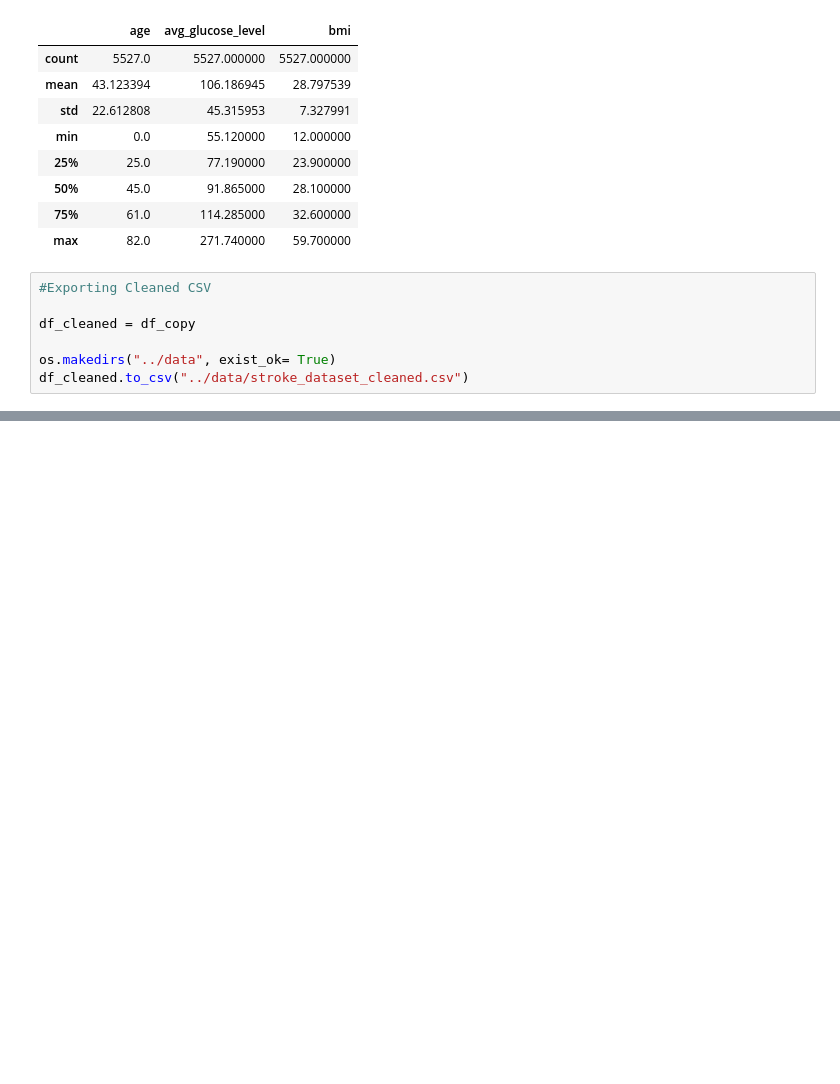
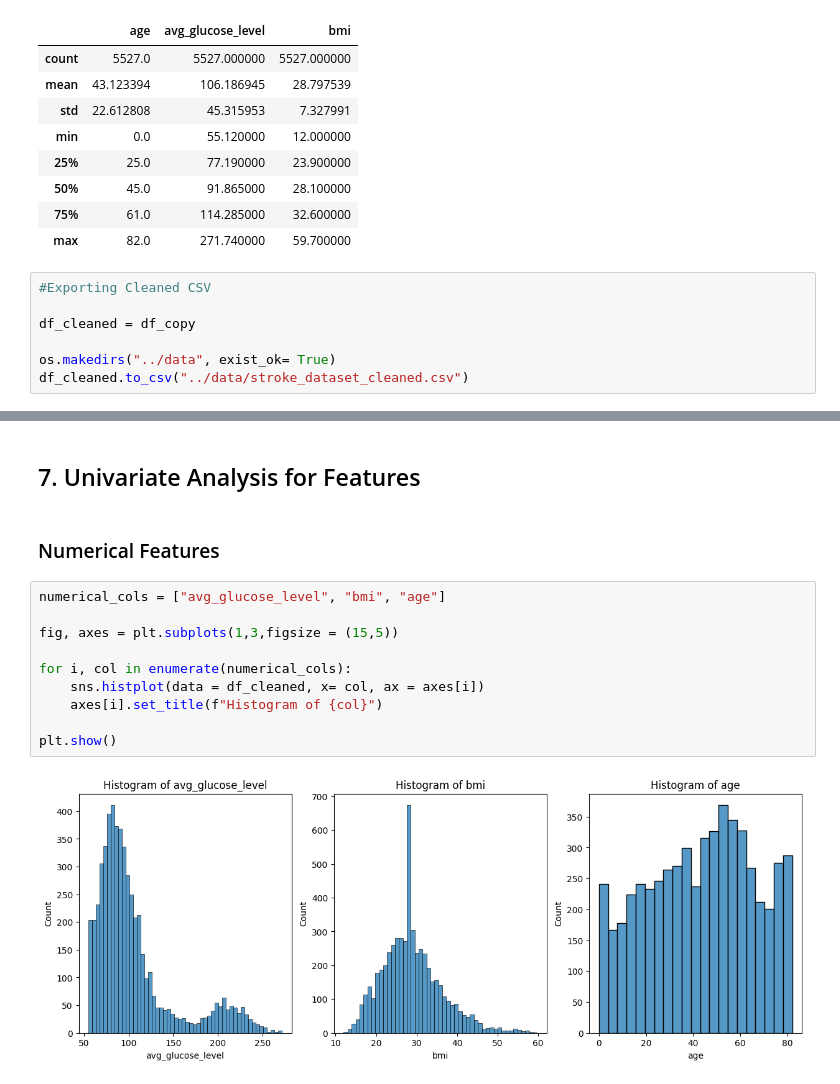
Before and after one commit to nathan-limjw/stroke-risk-analysis, a Jupyter notebook: notebooks/01_exploratory_data_analysis.ipynb, the cells around one changed output, grey strips where cells are left out. Drawn from its saved outputs; the diff is of its cells as text; blank space fills up the shorter version.

```diff
--- a/notebooks/01_exploratory_data_analysis.ipynb
+++ b/notebooks/01_exploratory_data_analysis.ipynb
@@ -563,0 +592,16 @@ df_cleaned.to_csv("../data/stroke_dataset_cleaned.csv")
+# %% [markdown]
+## 7. Univariate Analysis for Features
+# %% [markdown]
+### Numerical Features
+# %%
+numerical_cols = ["avg_glucose_level", "bmi", "age"]
+
+fig, axes = plt.subplots(1,3,figsize = (15,5))
+
+for i, col in enumerate(numerical_cols):
+    sns.histplot(data = df_cleaned, x= col, ax = axes[i])
+    axes[i].set_title(f"Histogram of {col}")
+
+plt.show()
+# %% [output]
+[figure, added]
```
Also changed, not shown: parts of 31 cells of this notebook, 2 other files.
